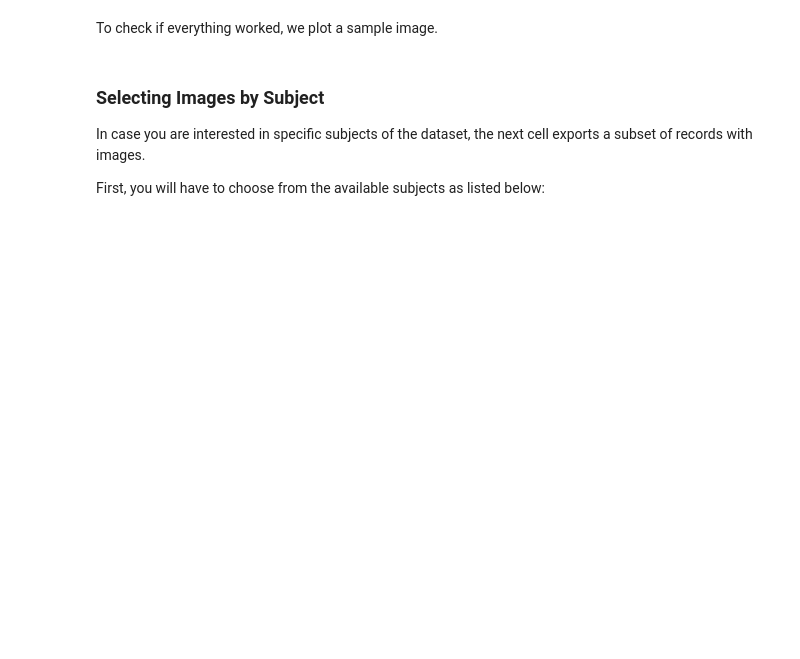
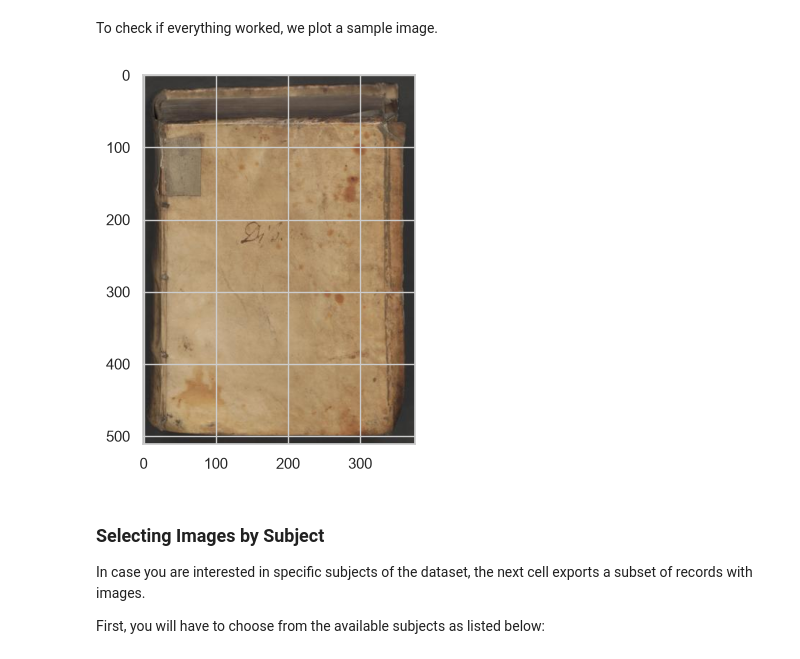
Before and after one commit to elektrobohemian/SBBrowse2018, a Jupyter notebook: DataProcessing.ipynb, the cells around one changed output. Saved outputs shown, nothing was run; the diff lists cells and outputs as text; code cells hidden in the pictures; blank space fills up the shorter version.

```diff
--- a/DataProcessing.ipynb
+++ b/DataProcessing.ipynb
@@ -1489,7 +1567,9 @@ If you are really interested in the contents of the linkage matrix, run the next
 for i, row in enumerate(Z):
     a, b, dist, count = row
     # we are dealing with a similarity measure hence the 1-dist
-    print(f"Merge step {i+1}: cluster {int(a)} + cluster {int(b)} → with distance {1-dist:.3f}, {int(count)} elements.")
+    print(
+        f"Merge step {i + 1}: cluster {int(a)} + cluster {int(b)} → with distance {1 - dist:.3f}, {int(count)} elements."
+    )
 # %% [output]
 Merge step 1: cluster 68 + cluster 3585 → with distance 0.990, 2 elements.
 Merge step 2: cluster 3628 + cluster 4739 → with distance 0.990, 3 elements.
@@ -2598,33 +2716,35 @@ def getLat(spatialName):
     if spatialName:
         if spatialName in latLng:
             if latLng[spatialName]:
-                return latLng[spatialName][u'lat']
+                return latLng[spatialName]["lat"]
             else:
                 return np.nan
     else:
         return np.nan
 
+
 def getLng(spatialName):
     if spatialName:
         if spatialName in latLng:
             if latLng[spatialName]:
-                return latLng[spatialName][u'lng']
+                return latLng[spatialName]["lng"]
             else:
                 return np.nan
     else:
         return np.nan
 
-df4['latitude']=df4['spatialClusterName'].apply(getLat)
-df4['longitude']=df4['spatialClusterName'].apply(getLng)
+
+df4["latitude"] = df4["spatialClusterName"].apply(getLat)
+df4["longitude"] = df4["spatialClusterName"].apply(getLng)
 
 # overwrite every "nulled" column (i.e. NULL or NaN) with -1
 # the old way..
-#df4.ix[df4["dateClean"].isnull(), "dateClean"] = -1
-#df4.ix[df4["dateClean"]=='nan', "dateClean"] = -1
+# df4.ix[df4["dateClean"].isnull(), "dateClean"] = -1
+# df4.ix[df4["dateClean"]=='nan', "dateClean"] = -1
 
-#daz106 str()
-df4.loc[df4['dateClean'].isnull(), 'dateClean'] = str(-1)
-df4.loc[df4['dateClean']=='nan', 'dateClean'] = str(-1)
+# daz106 str()
+df4.loc[df4["dateClean"].isnull(), "dateClean"] = str(-1)
+df4.loc[df4["dateClean"] == "nan", "dateClean"] = str(-1)
 # %% [markdown]
 ### Going the Extra Mile
 
@@ -2643,7 +2763,9 @@ In a real world scenario, these findings should be used to alter the city name c
 
 Another simple example of data augmentation is the addition of a _century_ column that is derrived from the cleaned data of each record.
 # %%
-df4["century"]=df4["dateClean"].apply(lambda x: int(int(x)/100)) # calculate the century out of the given date
+df4["century"] = df4["dateClean"].apply(
+    lambda x: int(int(x) / 100)
+)  # calculate the century out of the given date
 df4.head(20)
 # %% [output]
 |  | title | creator | subject | publisher | type | format | identifier | language | date | coverage | ... |
@@ -3006,24 +3243,28 @@ To check if everything worked, we plot a sample image.
 # %%
 # a sample image is available under: https://8bit-inferno.de/_persistent/sbbrowse_sample_img.jpg
 
 # we have to get an existing PPN
-withImage = df6[df6['titleImage'].notna() & (df6['titleImage'].astype(str).str.strip() != "")]
+withImage = df6[
+    df6["titleImage"].notna() & (df6["titleImage"].astype(str).str.strip() != "")
+]
 
 
 # we will only try to render a sample image if there have been records with a title image
-if recordsWithTitleImage>0:
+if recordsWithTitleImage > 0:
     # get a sample title page
-    d7=df6[df6.PPN==withImage['PPN'][0]]
+    d7 = df6[df6.PPN == withImage["PPN"][0]]
     # as we want to retrieve only the contents of the "titleImage" column as a string, we have to use the loc operator
-    sampleTitlePage=imageBasePath+d7['titleImage'].loc[d7.index[0]]
+    sampleTitlePage = imageBasePath + d7["titleImage"].loc[d7.index[0]]
 
     if os.path.isfile(sampleTitlePage):
         # plot the image
         img = mpimg.imread(sampleTitlePage)
         imgplot = plt.imshow(img)
         plt.show()
     else:
-        printLog("Could not access image at: "+sampleTitlePage)
+        printLog("Could not access image at: " + sampleTitlePage)
+# %% [output]
+[figure, added]
 # %% [markdown]
 ### Selecting Images by Subject
 
```
Also changed, not shown: parts of 86 cells of this notebook, 2 other files.
